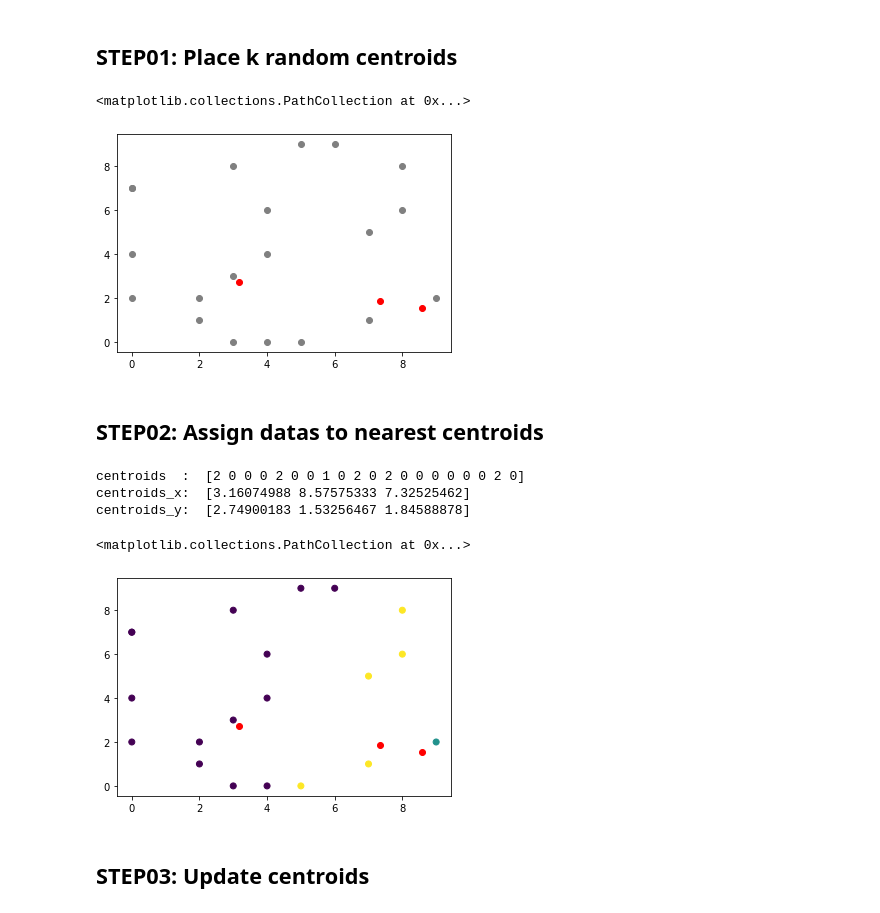
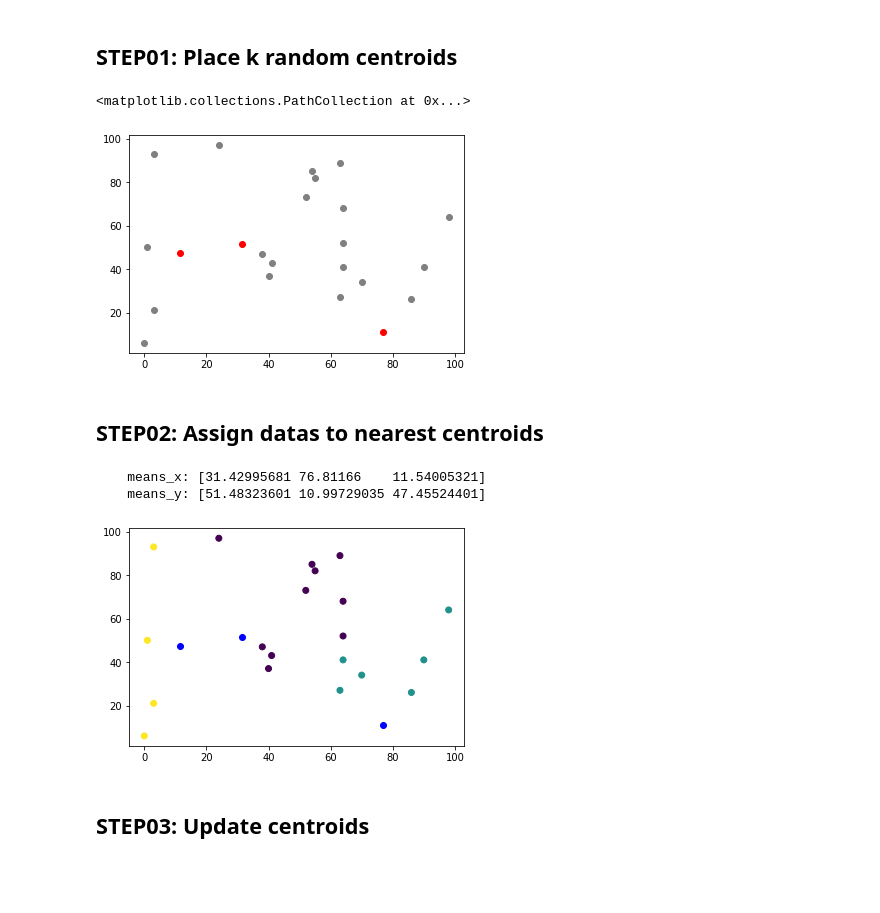
Before and after one commit to zzerross/algorithm, a Jupyter notebook: clustering/kmeans/python/KMeans.ipynb, the cells around one changed output. Saved outputs shown, nothing was run; the diff lists cells and outputs as text; code cells hidden in the pictures; blank space fills up the shorter version.

```diff
--- a/clustering/kmeans/python/KMeans.ipynb
+++ b/clustering/kmeans/python/KMeans.ipynb
@@ -12,7 +13,10 @@ from matplotlib.animation import FuncAnimation
 # %%
 data_n = 20
-data = np.random.randint(0, 10, size=(data_n, 2))
+data = np.random.randint(0, 100, size=(data_n, 2))
 df = pd.DataFrame(data, columns=['x', 'y'])
 data_x = df.values[:, 0]
 data_y = df.values[:, 1]
 centroids_n = 3
+centroids = np.zeros(data_n)
+means_x = np.zeros(centroids_n)
+means_y = np.zeros(centroids_n)
@@ -33 +23,13 @@ df.plot.scatter(x='x', y='y', colormap='viridis')
+# %%
+def charting(means_x, means_y, centroids, init_x=None, init_y=None):
+    if init_x is not None:
+        if init_y is not None:
+            print("     init_x:", init_x)
+            print("     init_y:", init_y)
+            plt.scatter(init_x, init_y, c="red")
+    # print("  centroids:", centroids)
+    print("    means_x:", means_x)
+    print("    means_y:", means_y)
+    plt.scatter(data_x, data_y, c=centroids)
+    plt.scatter(means_x, means_y, c="blue")
 # %% [markdown]
@@ -83,34 +81,26 @@ plt.scatter(data_x, data_y, c="gray")
 plt.scatter(centroids_x, centroids_y, c="red")
 # %% [output]
 <matplotlib.collections.PathCollection at 0x...>
-[figure, old version]
+[figure, new version]
 # %% [markdown]
 ## STEP02: Assign datas to nearest centroids
 # %%
 def distance(x, y, u, v):
     return ((x - u)**2 + (y - v)**2)**0.5
 # %%
-def nearest(centroids_x, centroids_y):
-    centroids = np.zeros(data_n, dtype=int)
+def nearest():
     for d in range(data_n):
         distances = np.zeros(centroids_n)
         for c in range(centroids_n):
             distances[c] = distance(data_x[d], data_y[d], centroids_x[c], centroids_y[c])
         centroids[d] = np.argmin(distances)
-    return centroids
 
-centroids = nearest(centroids_x, centroids_y)
-print("centroids  : ", centroids)
-print("centroids_x: ", centroids_x)
-print("centroids_y: ", centroids_y)
-plt.scatter(data_x, data_y, c=centroids)
-plt.scatter(centroids_x, centroids_y, c="red")
+nearest()
+charting(centroids_x, centroids_y, centroids)
 # %% [output]
-centroids  :  [2 0 0 0 2 0 0 1 0 2 0 2 0 0 0 0 0 0 2 0]
-centroids_x:  [3.16074988 8.57575333 7.32525462]
-centroids_y:  [2.74900183 1.53256467 1.84588878]
+    means_x: [31.42995681 76.81166    11.54005321]
+    means_y: [51.48323601 10.99729035 47.45524401]
-<matplotlib.collections.PathCollection at 0x...>
-[figure, old version]
+[figure, new version]
 # %% [markdown]
 ## STEP03: Update centroids
 # %%
```
Also changed, not shown: parts of 17 cells of this notebook, 3 other files.
